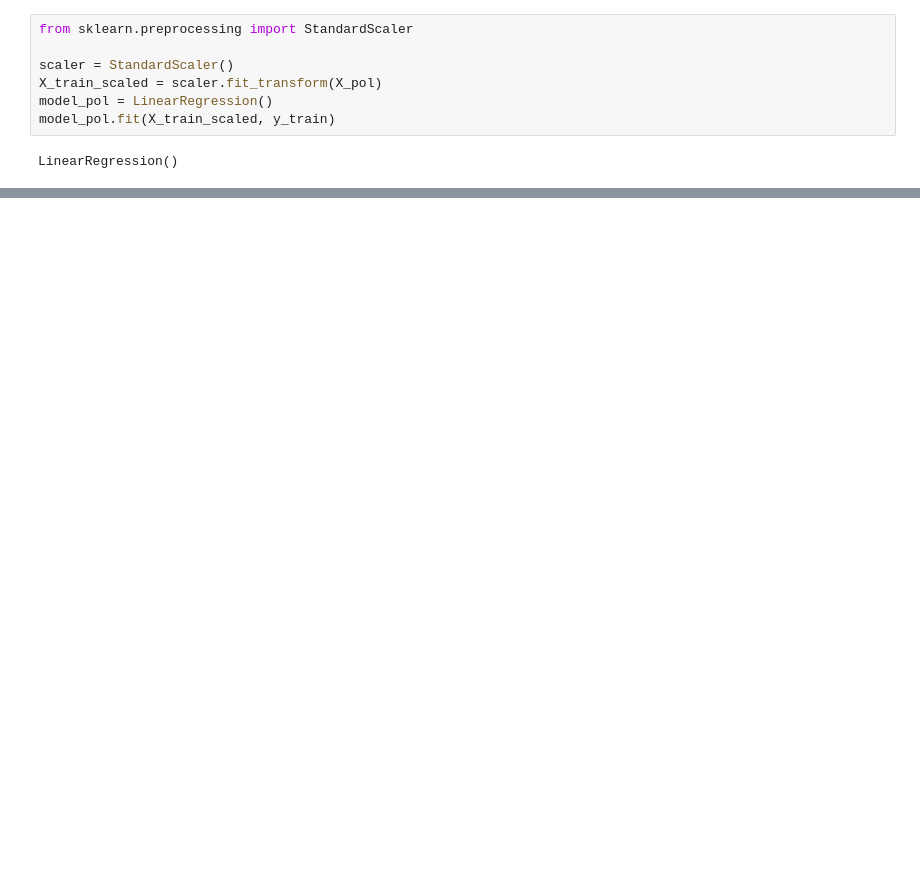
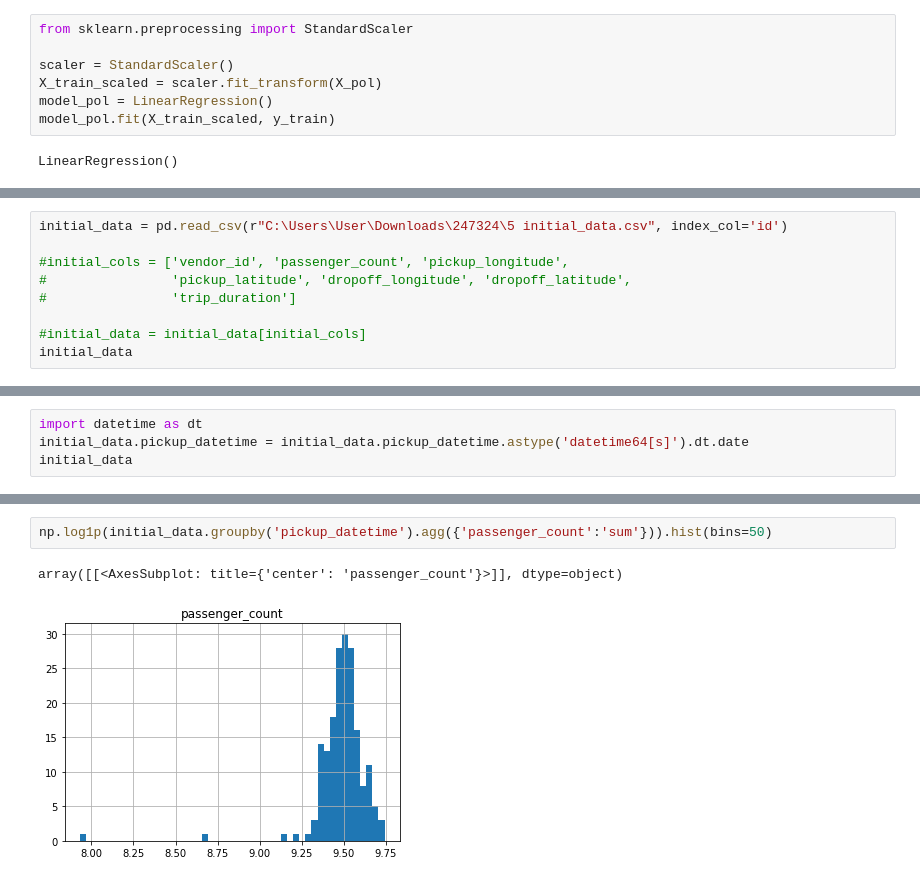
Before and after one commit to AlexanderGithubProfile/TEMP_WORKING_REPOSITORY, a Jupyter notebook: karpov_start_ml_course.ipynb, the cells around one changed output, grey strips where cells are left out. Cells and saved outputs as stored; diff of their text form; blank space fills up the shorter version.

```diff
--- a/karpov_start_ml_course.ipynb
+++ b/karpov_start_ml_course.ipynb
@@ -132,0 +335,9 @@ plt.show()  # Показать график
+# %%
+initial_data = pd.read_csv(r"C:\Users\User\Downloads\247324\5 initial_data.csv", index_col='id')
+
+#initial_cols = ['vendor_id', 'passenger_count', 'pickup_longitude',
+#                'pickup_latitude', 'dropoff_longitude', 'dropoff_latitude',
+#                'trip_duration']
+
+#initial_data = initial_data[initial_cols]
+initial_data
@@ -132,0 +359,4 @@ plt.show()  # Показать график
+# %%
+import datetime as dt
+initial_data.pickup_datetime = initial_data.pickup_datetime.astype('datetime64[s]').dt.date
+initial_data
@@ -132,0 +378,5 @@ plt.show()  # Показать график
+# %%
+np.log1p(initial_data.groupby('pickup_datetime').agg({'passenger_count':'sum'})).hist(bins=50)
+# %% [output]
+array([[<AxesSubplot: title={'center': 'passenger_count'}>]], dtype=object)
+[figure, added]
```
Also changed, not shown: parts of 71 cells of this notebook.
